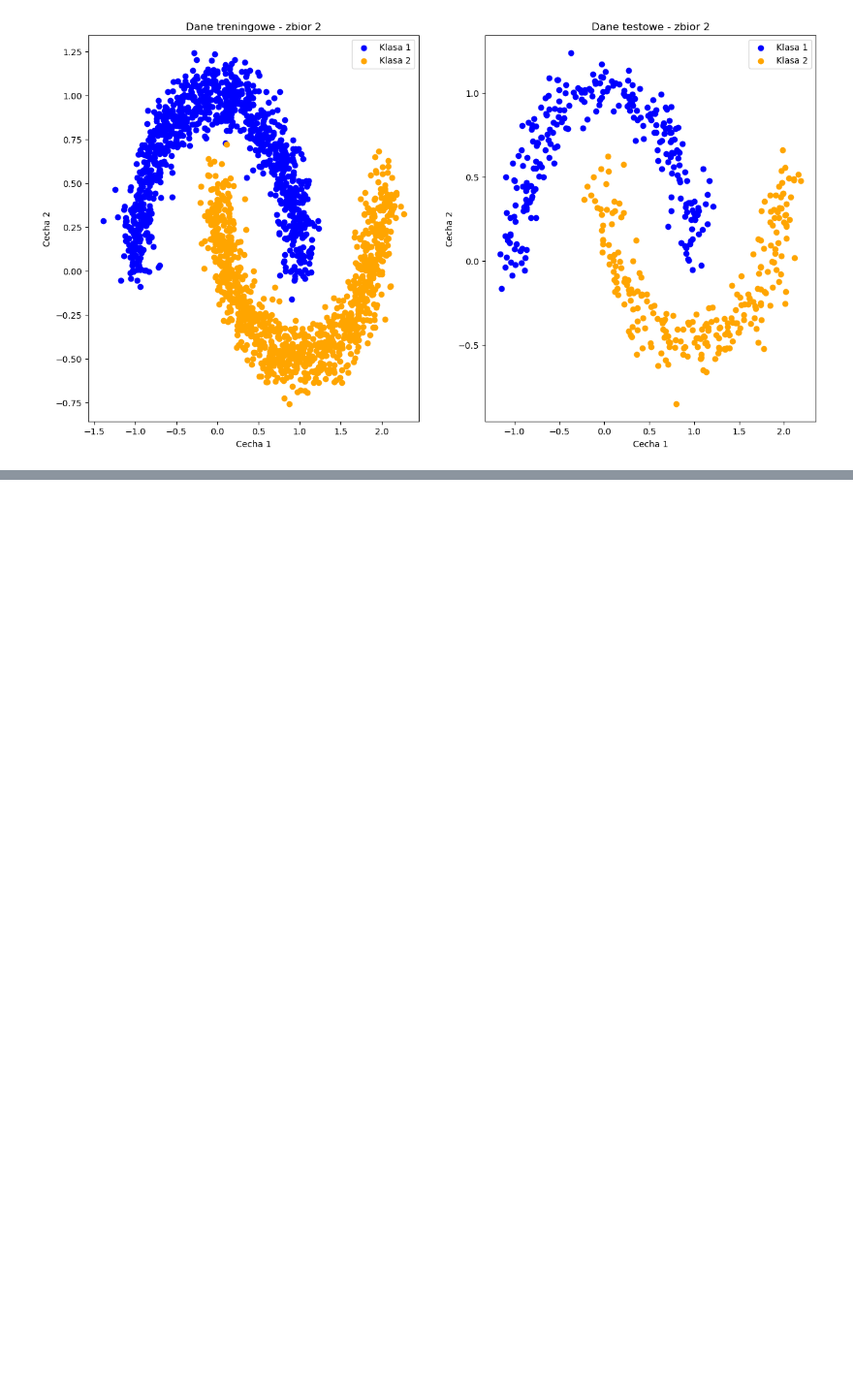
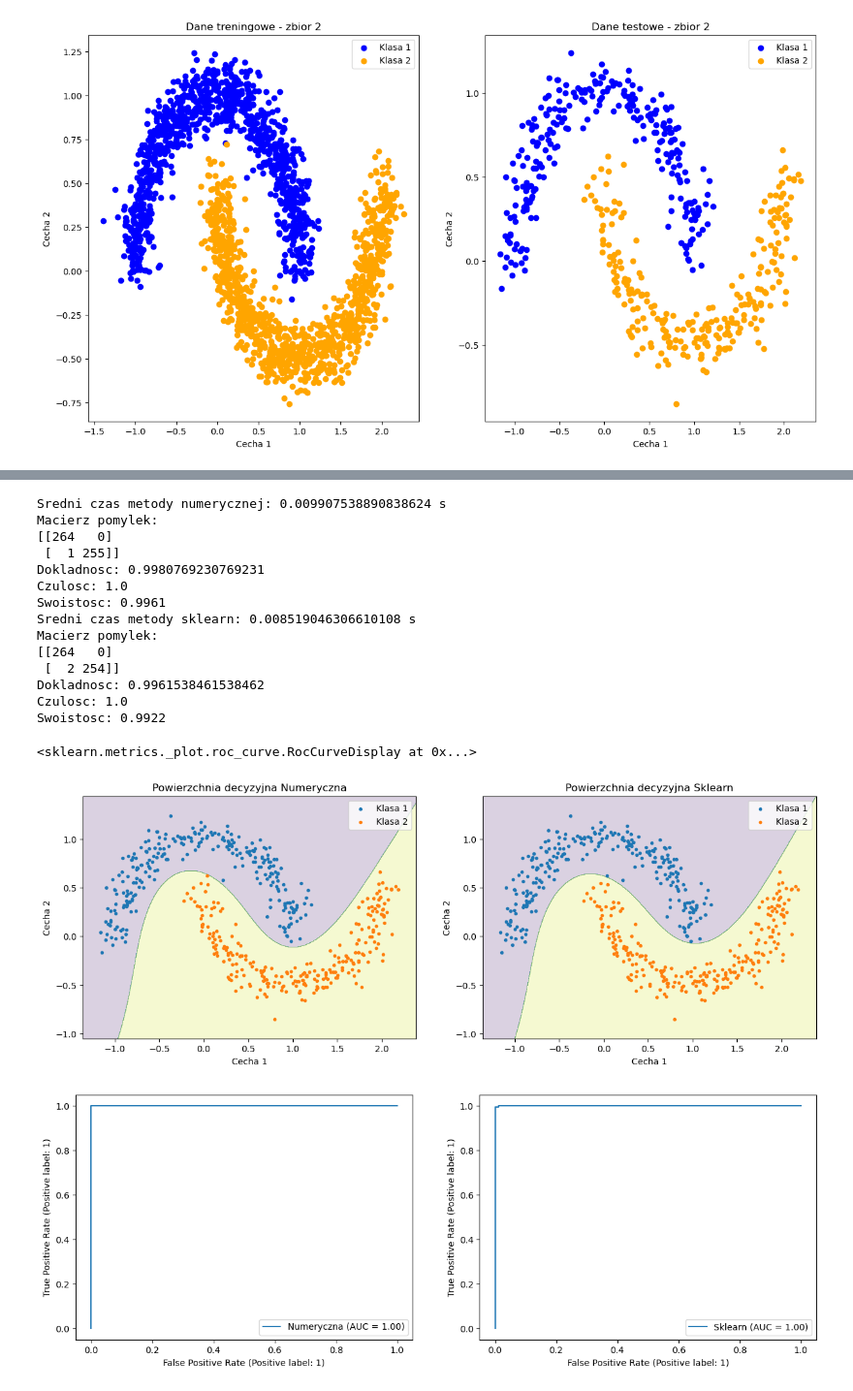
Before and after one commit to HaZhul/ML-models, a Jupyter notebook: 3Logistic_Regression/logistic_regression.ipynb, the cells around one changed output, grey strips where cells are left out. Shown at 97% size. Cells and saved outputs as stored; diff of their text form; code cells hidden in the pictures; blank space fills up the shorter version.

```diff
--- a/3Logistic_Regression/logistic_regression.ipynb
+++ b/3Logistic_Regression/logistic_regression.ipynb
@@ -170,0 +240,70 @@ Swoistosc: 0.9937
+# %%
+model_m = MLogisticRegression(eta=0.01, num_iterations=100)
+poly_3 = PolynomialFeatures(3)
+
+XP_train_M = poly_3.fit_transform(X_train_M)
+XP_test_M = poly_3.transform(X_test_M)
+
+start = time.time()
+for i in range(100):
+    model_m.fit(XP_train_M, y_train_M)
+    y_pred_m = model_m.predict(XP_test_M)
+end = time.time()
+print(f'Sredni czas metody numerycznej: {(end - start)/100} s')
+
+accuracy_m = accuracy_score(y_test_M, y_pred_m)
+c_matrix_m = confusion_matrix(y_test_M, y_pred_m)
+print(f'Macierz pomylek: \n{c_matrix_m}')
+print(f'Dokladnosc: {accuracy_m}\nCzulosc: {sensitivity(c_matrix_m)}\nSwoistosc: {specificity(c_matrix_m)}')
+X_pred_0_m = X_test_M[y_pred_m == 0]
+X_pred_1_m = X_test_M[y_pred_m == 1]
+
+
+model_m_sk = LogisticRegression()
+
+start = time.time()
+for i in range(100):
+    model_m_sk.fit(XP_train_M, y_train_M)
+    y_pred_m_sk= model_m_sk.predict(XP_test_M)
+end = time.time()
+print(f'Sredni czas metody sklearn: {(end - start)/100} s')
+
+accuracy_m_sk = accuracy_score(y_test_M, y_pred_m_sk)
+c_matrix_m_sk = confusion_matrix(y_test_M, y_pred_m_sk)
+print(f'Macierz pomylek: \n{c_matrix_m_sk}')
+print(f'Dokladnosc: {accuracy_m_sk}\nCzulosc: {sensitivity(c_matrix_m_sk)}\nSwoistosc: {specificity(c_matrix_m_sk)}')
+X_pred_0_m_sk = X_test_M[y_pred_m_sk == 0]
+X_pred_1_m_sk = X_test_M[y_pred_m_sk == 1]
+
+
+
+plt.figure(figsize=(15, 5))
+plt.subplot(1, 2, 1)
+plot_class_poly(X_test_M, X_pred_0_m, X_pred_1_m, model_m, 'Numeryczna', poly_3)
+plt.subplot(1, 2, 2)
+plot_class_poly(X_test_M, X_pred_0_m_sk, X_pred_1_m_sk, model_m_sk, 'Sklearn', poly_3)
+
+y_scores_m = model_m.decision_function(XP_test_M)
+y_scores_m_sk = model_m_sk.decision_function(XP_test_M)
+
+_, axs = plt.subplots(1, 2, figsize=(15, 5))
+RocCurveDisplay.from_predictions(y_test_M, y_scores_m, name='Numeryczna', ax=axs[0])
+RocCurveDisplay.from_predictions(y_test_M, y_scores_m_sk, name='Sklearn', ax=axs[1])
+# %% [output]
+Sredni czas metody numerycznej: 0.009907538890838624 s
+Macierz pomylek:
+[[264   0]
+ [  1 255]]
+Dokladnosc: 0.9980769230769231
+Czulosc: 1.0
+Swoistosc: 0.9961
+Sredni czas metody sklearn: 0.008519046306610108 s
+Macierz pomylek:
+[[264   0]
+ [  2 254]]
+Dokladnosc: 0.9961538461538462
+Czulosc: 1.0
+Swoistosc: 0.9922
+<sklearn.metrics._plot.roc_curve.RocCurveDisplay at 0x...>
+[figure, added]
+[figure, added]
```
Also changed, not shown: parts of 7 cells of this notebook.
